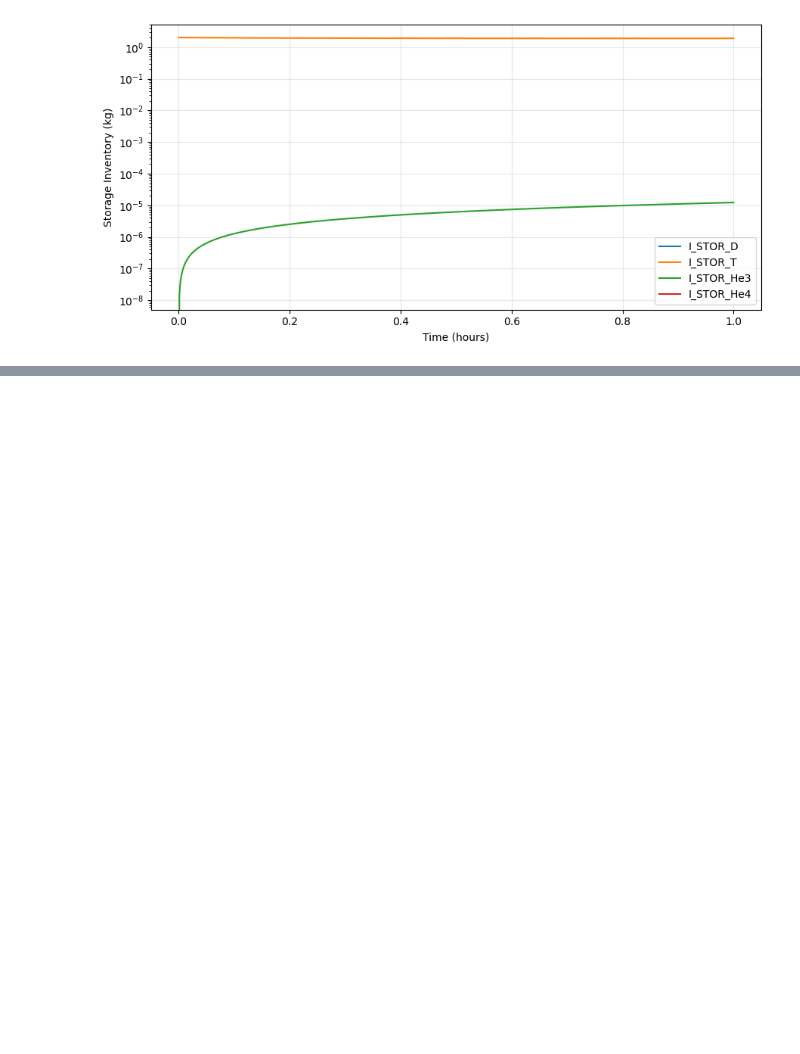
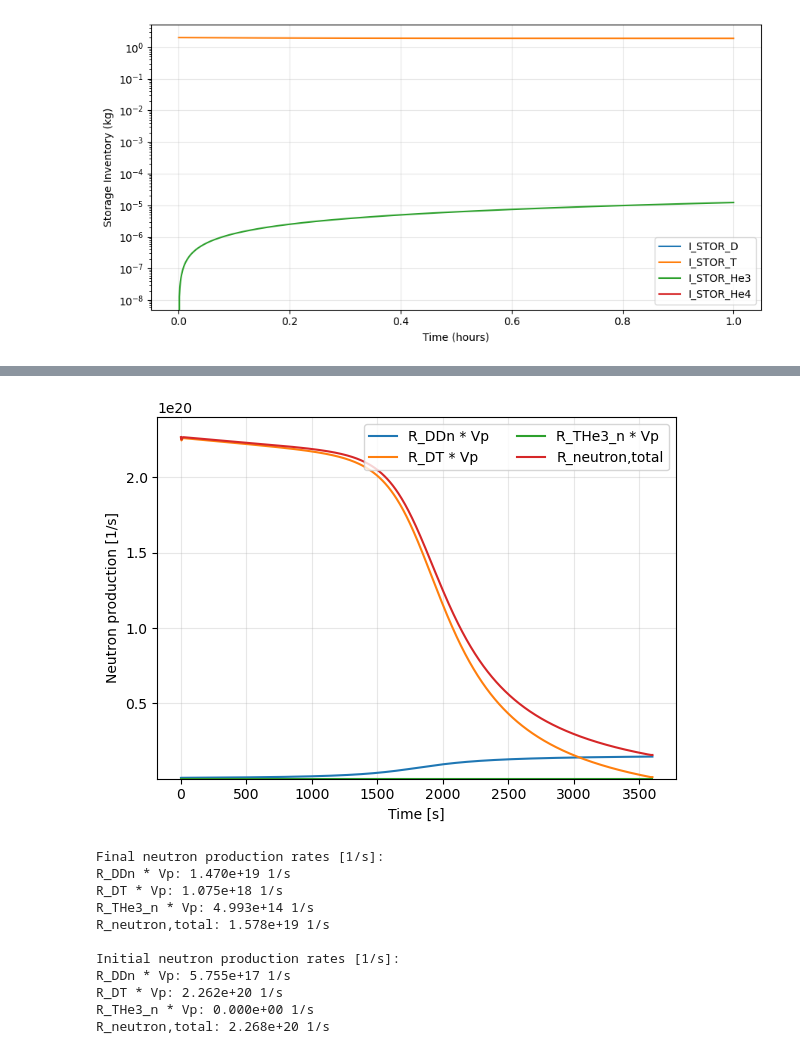
Before and after one commit to AlessMor/multispecies_fuelcycle, a Jupyter notebook: examples/Multispecies/multispecies_DHe3_CoppisMatch.ipynb, the cells around one changed output, grey strips where cells are left out. Cells and saved outputs as stored; diff of their text form; code cells hidden in the pictures; blank space fills up the shorter version.

```diff
--- a/examples/Multispecies/multispecies_DHe3_CoppisMatch.ipynb
+++ b/examples/Multispecies/multispecies_DHe3_CoppisMatch.ipynb
@@ -656,3 +655,53 @@ plt.show()
+# %%
+# Neutron production rates [1/s]
+t_sec = np.asarray(res_dhe3["t"], dtype=float)
+
+neutron_rate_DDn = np.asarray(0.5 * n_D**2 * reactivity_profiles["sigmav_DD_n"] * float(V_DHe3), dtype=float)
+neutron_rate_DT = np.asarray(n_D * n_T * reactivity_profiles["sigmav_DT"] * float(V_DHe3), dtype=float)
+neutron_rate_THe3_n = np.asarray(n_T * n_He3 * reactivity_profiles["sigmav_THe3_ch1"] * float(V_DHe3), dtype=float)
+neutron_rate_total = np.asarray(neutron_rate_DDn + neutron_rate_DT + neutron_rate_THe3_n, dtype=float)
+
+neutron_rate_series = [
+    ("R_DDn * Vp", neutron_rate_DDn),
+    ("R_DT * Vp", neutron_rate_DT),
+    ("R_THe3_n * Vp", neutron_rate_THe3_n),
+    ("R_neutron,total", neutron_rate_total),
+]
+
+fig, ax = plt.subplots(1, 1, figsize=(6, 4.5))
+for label, series in neutron_rate_series:
+    plot_series = np.where(series > 0.0, series, np.nan)
+    ax.plot(t_sec, plot_series, label=label)
+ax.set_xlabel("Time [s]")
+ax.set_ylabel("Neutron production [1/s]")
+ax.set_yscale("linear")
+ax.set_ylim(1e15, 2.4e20)
+ax.grid(True, alpha=0.3)
+ax.legend(fontsize=10, ncol=2)
+plt.tight_layout()
+plt.show()
+
+print("Final neutron production rates [1/s]:")
+for label, series in neutron_rate_series:
+    print(f"{label}: {float(series[-1]):.3e} 1/s")
+
+# print initial and final neutron production rates
+print("\nInitial neutron production rates [1/s]:")
+for label, series in neutron_rate_series:
+    print(f"{label}: {float(series[0]):.3e} 1/s")
+# %% [output]
+[figure, added]
+Final neutron production rates [1/s]:
+R_DDn * Vp: 1.470e+19 1/s
+R_DT * Vp: 1.075e+18 1/s
+R_THe3_n * Vp: 4.993e+14 1/s
+R_neutron,total: 1.578e+19 1/s
+
+Initial neutron production rates [1/s]:
+R_DDn * Vp: 5.755e+17 1/s
+R_DT * Vp: 2.262e+20 1/s
+R_THe3_n * Vp: 0.000e+00 1/s
+R_neutron,total: 2.268e+20 1/s
 # %%
 # Focused DT-style summary plots
 case_color = "tab:blue"
```
Also changed, not shown: parts of 9 cells of this notebook, 40 other files.
